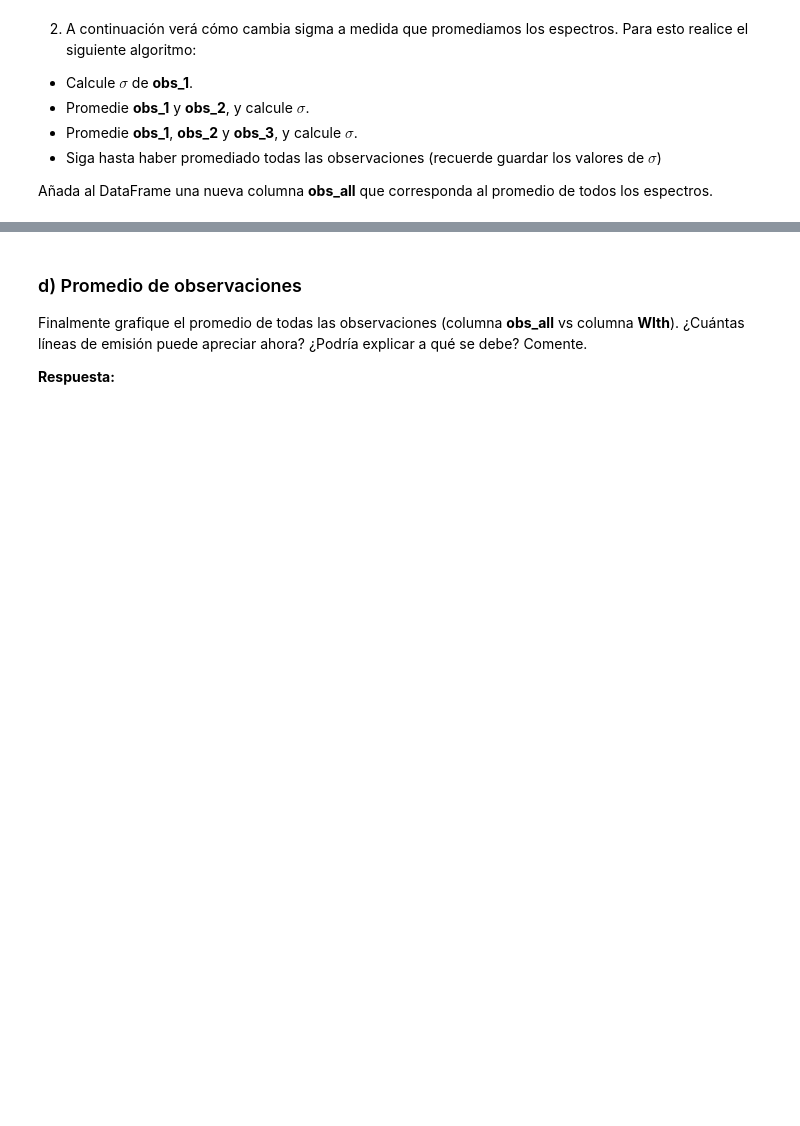
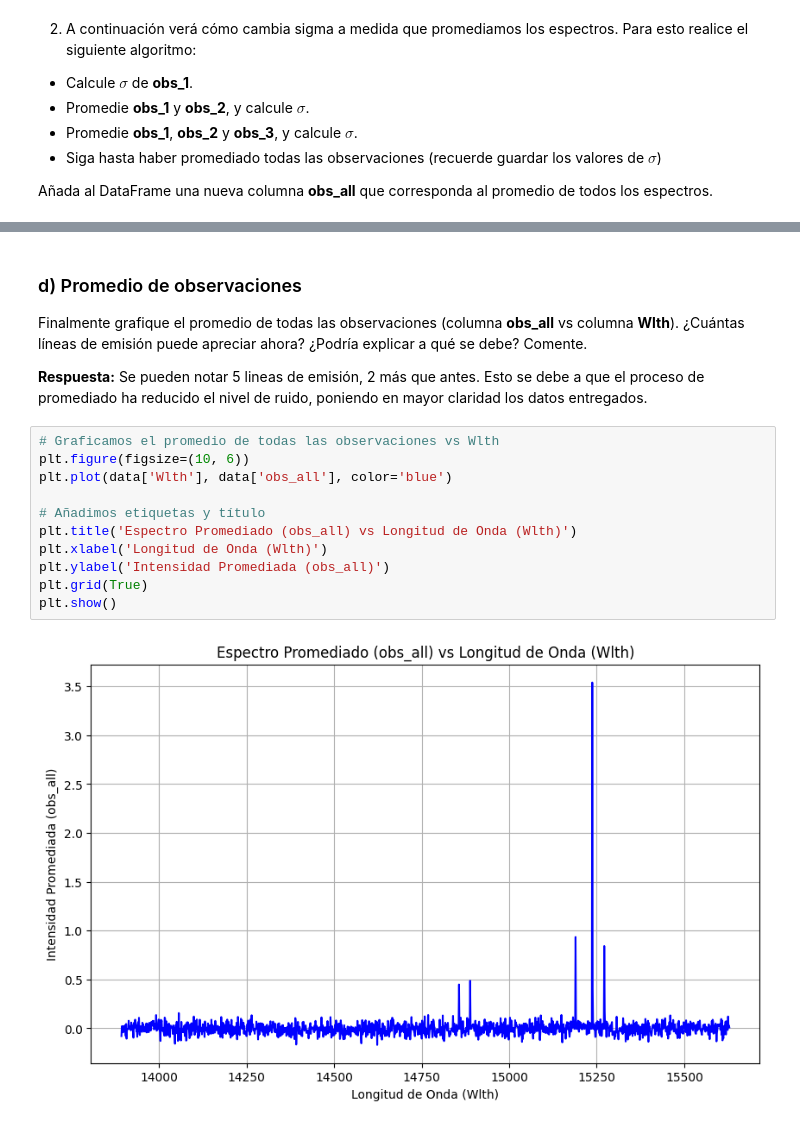
Before and after one commit to conichito/Tarea-2, a Jupyter notebook: Tarea2.ipynb, the cells around one changed output, grey strips where cells are left out. Saved outputs shown, nothing was run; the diff lists cells and outputs as text; blank space fills up the shorter version.

```diff
--- a/Tarea2.ipynb
+++ b/Tarea2.ipynb
@@ -564,4 +583,17 @@ Valores de sigma a lo largo del proceso: [0.25549698527356973, 0.253674516937097
 
 Finalmente grafique el promedio de todas las observaciones (columna **obs_all** vs columna **Wlth**). ¿Cuántas líneas de emisión puede apreciar ahora? ¿Podría explicar a qué se debe? Comente.
 
-**Respuesta:**
+**Respuesta:** Se pueden notar 5 lineas de emisión, 2 más que antes. Esto se debe a que el proceso de promediado ha reducido el nivel de ruido, poniendo en mayor claridad los datos entregados.
+# %%
+# Graficamos el promedio de todas las observaciones vs Wlth
+plt.figure(figsize=(10, 6))
+plt.plot(data['Wlth'], data['obs_all'], color='blue')
+
+# Añadimos etiquetas y título
+plt.title('Espectro Promediado (obs_all) vs Longitud de Onda (Wlth)')
+plt.xlabel('Longitud de Onda (Wlth)')
+plt.ylabel('Intensidad Promediada (obs_all)')
+plt.grid(True)
+plt.show()
+# %% [output]
+[figure, added]
```
Also changed, not shown: parts of 21 cells of this notebook.
